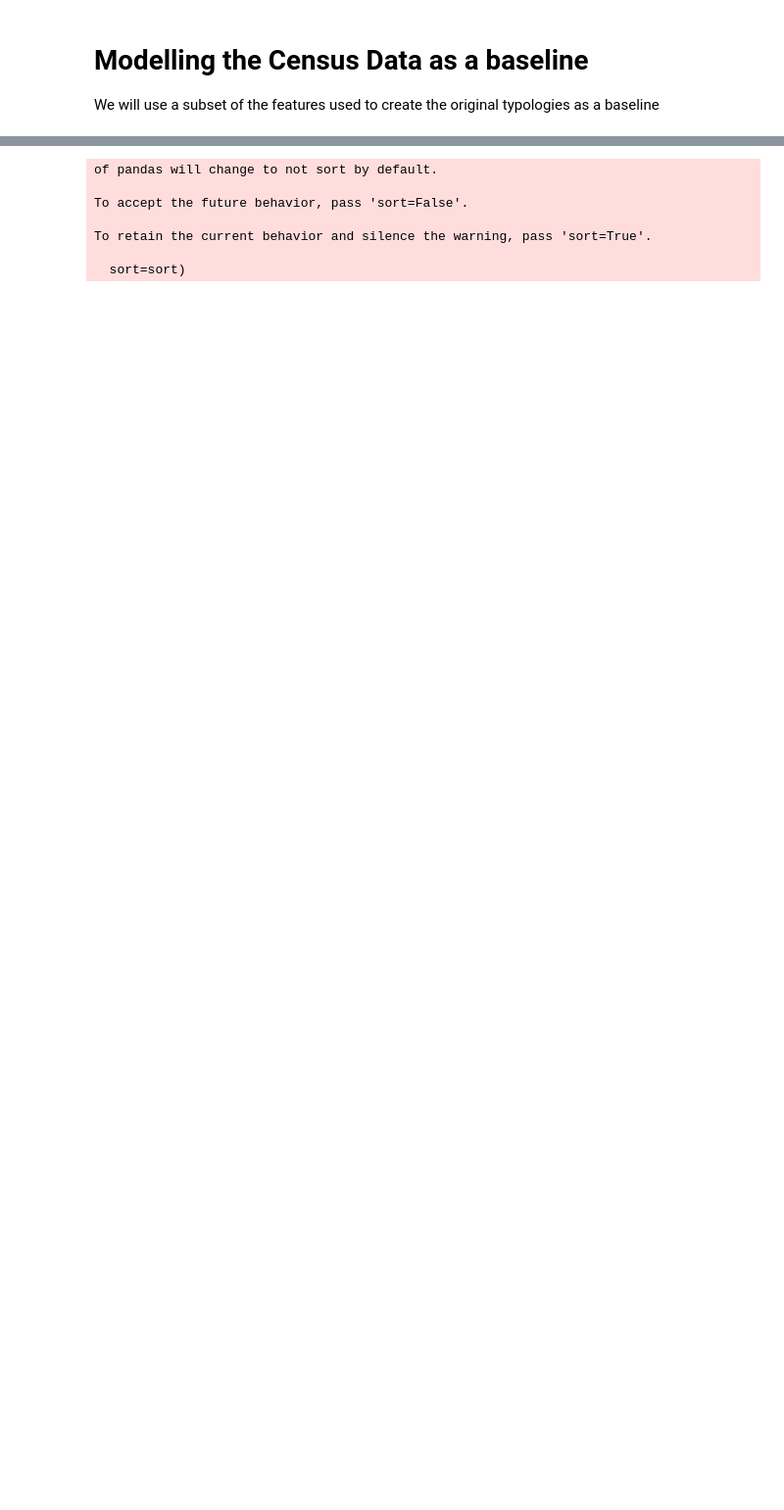
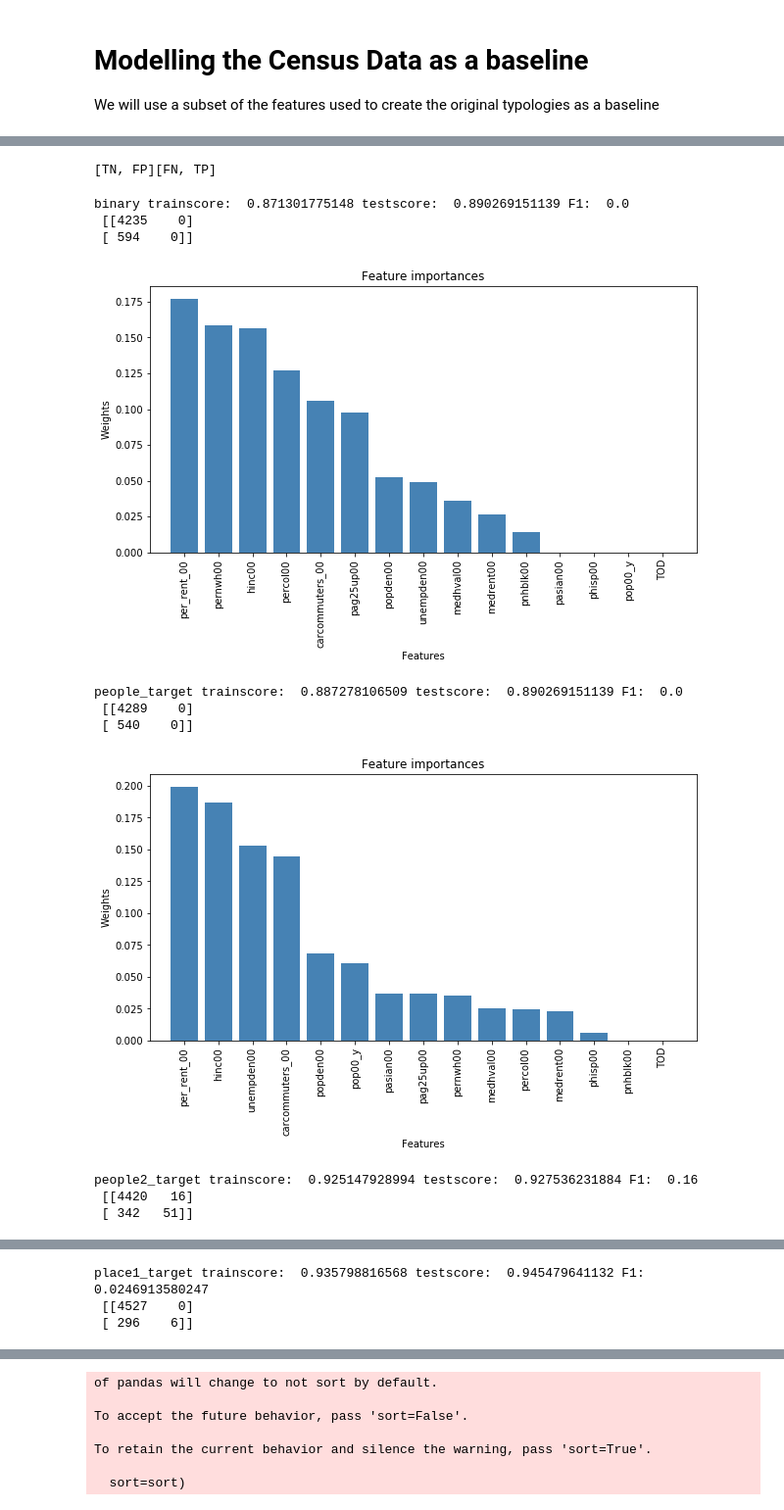
Before and after one commit to patafiot/Gentrification-Capstone, a Jupyter notebook: Scripts/Enhanced Modelling for All Binary Variables - Final.ipynb, the cells around one changed output, grey strips where cells are left out. Shown at 98% size. Drawn from its saved outputs; the diff is of its cells as text; code cells hidden in the pictures; blank space fills up the shorter version.

```diff
--- a/Scripts/Enhanced Modelling for All Binary Variables - Final.ipynb
+++ b/Scripts/Enhanced Modelling for All Binary Variables - Final.ipynb
@@ -272,0 +341,35 @@ supergent_target trainscore:  0.984023668639 testscore:  0.982056590752 F1:  0.7
+# %%
+targetnames = ['binary', 'people_target', 'people2_target', 'place1_target', 'place2_target', 'gent16_target', 'supergent_target', ]
+targets2 = [censussubset[['Type_binary']], censussubset[['pct_ch_hinc00_16_binary']], censussubset[['pct_ch_percol00_16_binary']], censussubset[['pct_ch_medhval00_16_binary']], censussubset[['pct_ch_medrent00_16_binary']], censussubset[['gent00_16_y']], censussubset[['Supergent16']]]
+a=0
+seed = 5
+print('[TN, FP][FN, TP]')
+for n in targets2:
+    modeldata2= censusmodeldata
+    modeltarget2 = n
+    modeldata_train, modeldata_test, modeltarget_train, modeltarget_test = train_test_split(modeldata2, modeltarget2, test_size = 0.3, random_state = 1)
+    rf2=RandomForestClassifier()
+   # gr=GridSearchCV(rf2,param_grid=param_grid,scoring='accuracy')
+   # rs=gr.fit(modeldata_train, modeltarget_train)
+    rf2 = RandomForestClassifier(max_depth=3,max_leaf_nodes=6)
+    rf2.fit(modeldata_train, modeltarget_train)
+    trainscore = rf2.score(modeldata_train, modeltarget_train)
+    testscore = rf2.score(modeldata_test, modeltarget_test)
+    f1score = metrics.f1_score(modeltarget_test, rf2.predict(modeldata_test))
+    print(targetnames[a], 'trainscore: ', trainscore, 'testscore: ', testscore, 'F1: ', f1score, '\n', metrics.confusion_matrix(modeltarget2, rf2.predict(modeldata2)) )
+    featureImportancePlot(rf2, modeldata2.columns)
+    resdict.append({'featureset': 'censusonly', 'binaryvariable': targetnames[a], 'modeltype': 'RF', 'fscore': f1score})
+    a += 1
+# %% [output]
+[TN, FP][FN, TP]
+binary trainscore:  0.871301775148 testscore:  0.890269151139 F1:  0.0
+ [[4235    0]
+ [ 594    0]]
+[figure, added]
+people_target trainscore:  0.887278106509 testscore:  0.890269151139 F1:  0.0
+ [[4289    0]
+ [ 540    0]]
+[figure, added]
+people2_target trainscore:  0.925147928994 testscore:  0.927536231884 F1:  0.16
+ [[4420   16]
+ [ 342   51]]
@@ -272,0 +377,3 @@ supergent_target trainscore:  0.984023668639 testscore:  0.982056590752 F1:  0.7
+place1_target trainscore:  0.935798816568 testscore:  0.945479641132 F1:  0.0246913580247
+ [[4527    0]
+ [ 296    6]]
```
Also changed, not shown: parts of 101 cells of this notebook.
